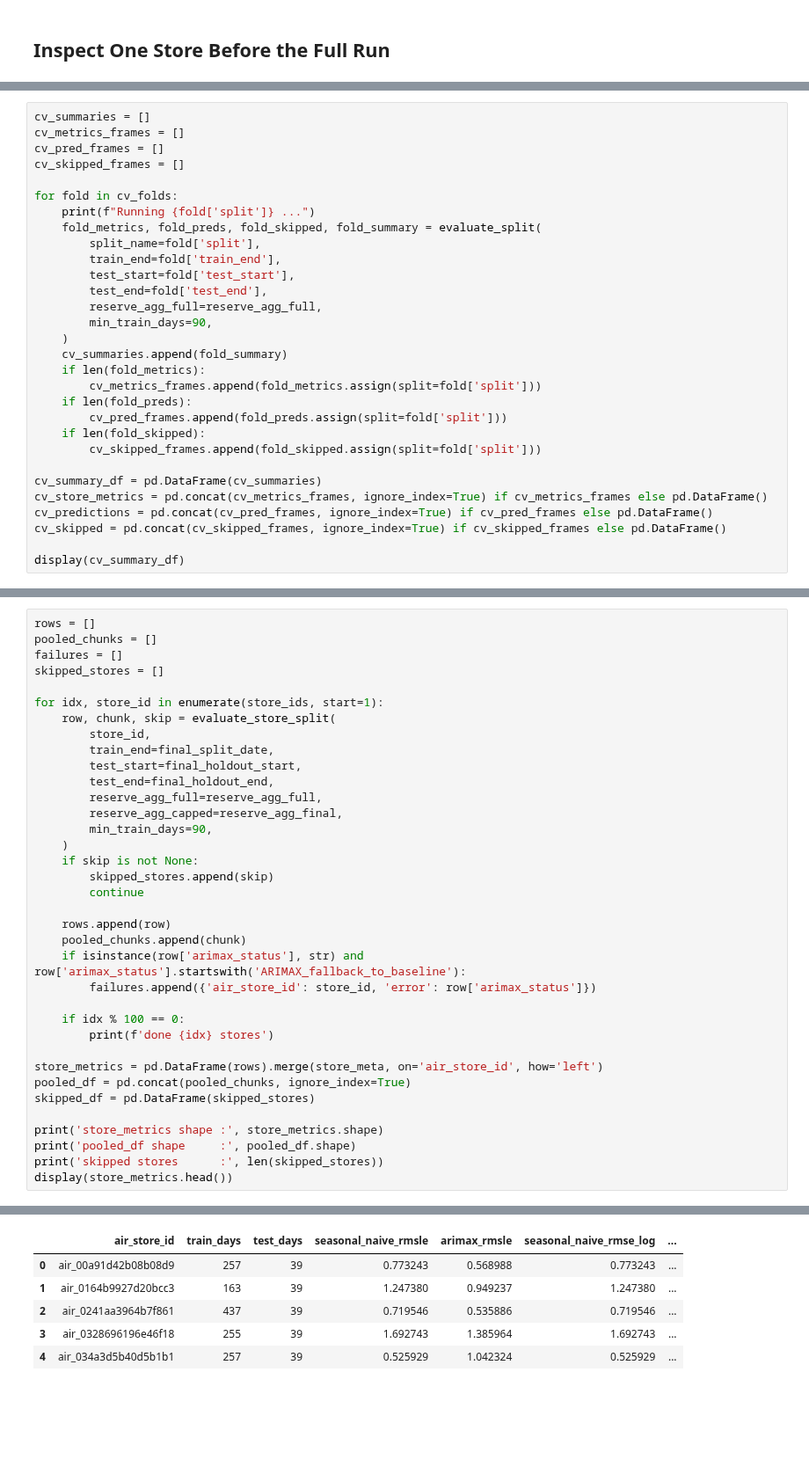
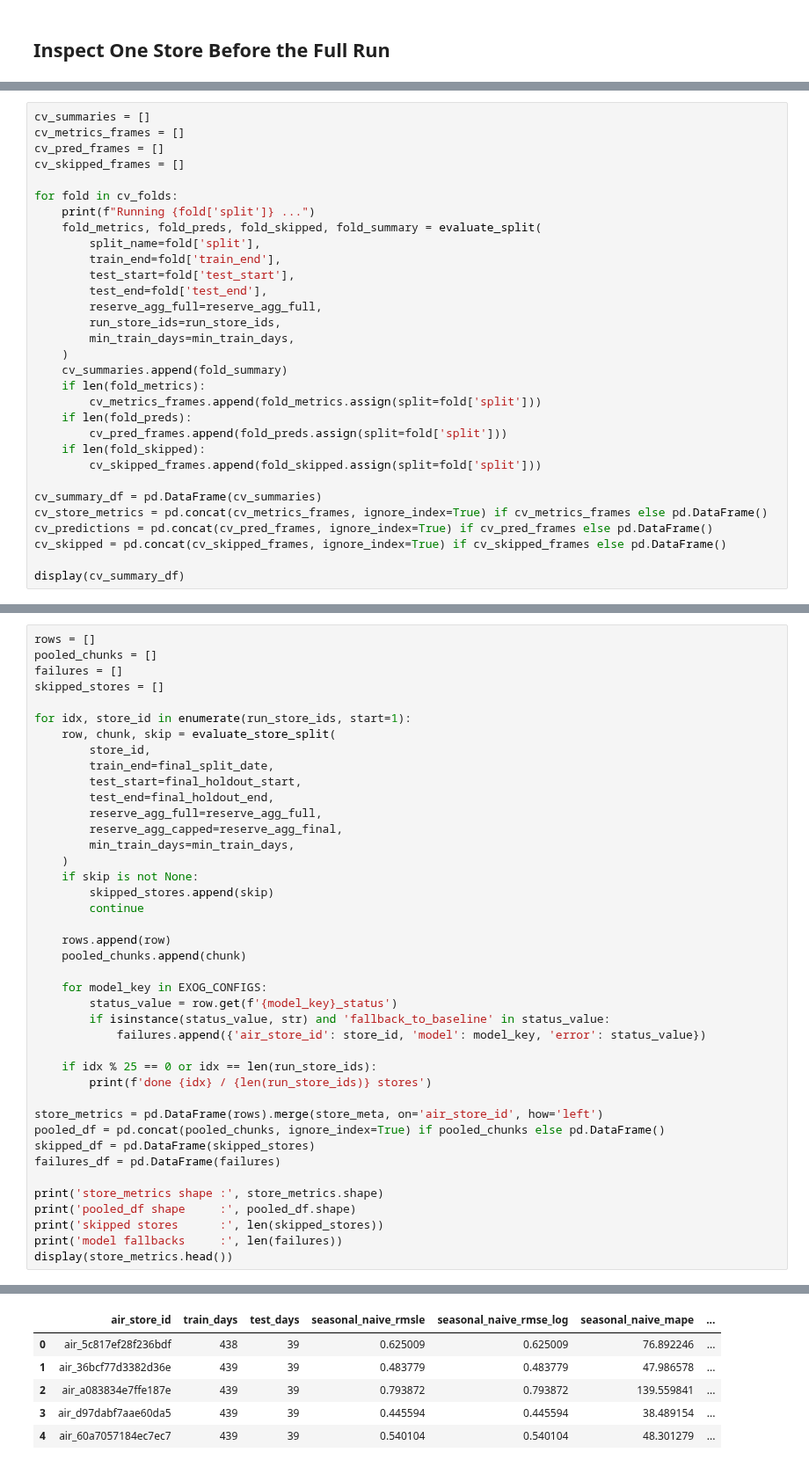
Before and after one commit to daokhanhlinh0523-dotcom/Store-Level-Time-Series-Forecasting-of-Restaurant-Visitors-Using-ARIMAX, a Jupyter notebook: notebooks/03_final_store_level_forecasting.ipynb, the cells around one changed output, grey strips where cells are left out. Shown at 88% size. Drawn from its saved outputs; the diff is of its cells as text; blank space fills up the shorter version.

```diff
--- a/notebooks/03_final_store_level_forecasting.ipynb
+++ b/notebooks/03_final_store_level_forecasting.ipynb
@@ -479,7 +625,8 @@ for fold in cv_folds:
         test_start=fold['test_start'],
         test_end=fold['test_end'],
         reserve_agg_full=reserve_agg_full,
-        min_train_days=90,
+        run_store_ids=run_store_ids,
+        min_train_days=min_train_days,
     )
     cv_summaries.append(fold_summary)
     if len(fold_metrics):
@@ -513,7 +666,7 @@ pooled_chunks = []
 failures = []
 skipped_stores = []
 
-for idx, store_id in enumerate(store_ids, start=1):
+for idx, store_id in enumerate(run_store_ids, start=1):
     row, chunk, skip = evaluate_store_split(
         store_id,
         train_end=final_split_date,
@@ -521,7 +674,7 @@ for idx, store_id in enumerate(store_ids, start=1):
         test_end=final_holdout_end,
         reserve_agg_full=reserve_agg_full,
         reserve_agg_capped=reserve_agg_final,
-        min_train_days=90,
+        min_train_days=min_train_days,
     )
     if skip is not None:
         skipped_stores.append(skip)
@@ -529,18 +682,23 @@ for idx, store_id in enumerate(store_ids, start=1):
 
     rows.append(row)
     pooled_chunks.append(chunk)
-    if isinstance(row['arimax_status'], str) and row['arimax_status'].startswith('ARIMAX_fallback_to_baseline'):
-        failures.append({'air_store_id': store_id, 'error': row['arimax_status']})
 
-    if idx % 100 == 0:
-        print(f'done {idx} stores')
+    for model_key in EXOG_CONFIGS:
+        status_value = row.get(f'{model_key}_status')
+        if isinstance(status_value, str) and 'fallback_to_baseline' in status_value:
+            failures.append({'air_store_id': store_id, 'model': model_key, 'error': status_value})
+
+    if idx % 25 == 0 or idx == len(run_store_ids):
+        print(f'done {idx} / {len(run_store_ids)} stores')
 
 store_metrics = pd.DataFrame(rows).merge(store_meta, on='air_store_id', how='left')
-pooled_df = pd.concat(pooled_chunks, ignore_index=True)
+pooled_df = pd.concat(pooled_chunks, ignore_index=True) if pooled_chunks else pd.DataFrame()
 skipped_df = pd.DataFrame(skipped_stores)
+failures_df = pd.DataFrame(failures)
 
 print('store_metrics shape :', store_metrics.shape)
 print('pooled_df shape     :', pooled_df.shape)
 print('skipped stores      :', len(skipped_stores))
+print('model fallbacks     :', len(failures))
 display(store_metrics.head())
 # %% [output]
@@ -558,7 +719,7 @@ skipped stores      : 2
-|  | air_store_id | train_days | test_days | seasonal_naive_rmsle | arimax_rmsle | seasonal_naive_rmse_log | ... |
-| 0 | air_00a91d42b08b08d9 | 257 | 39 | 0.773243 | 0.568988 | 0.773243 | ... |
-| 1 | air_0164b9927d20bcc3 | 163 | 39 | 1.247380 | 0.949237 | 1.247380 | ... |
-| 2 | air_0241aa3964b7f861 | 437 | 39 | 0.719546 | 0.535886 | 0.719546 | ... |
-| 3 | air_0328696196e46f18 | 255 | 39 | 1.692743 | 1.385964 | 1.692743 | ... |
-| 4 | air_034a3d5b40d5b1b1 | 257 | 39 | 0.525929 | 1.042324 | 0.525929 | ... |
+|  | air_store_id | train_days | test_days | seasonal_naive_rmsle | seasonal_naive_rmse_log | seasonal_naive_mape | ... |
+| 0 | air_5c817ef28f236bdf | 438 | 39 | 0.625009 | 0.625009 | 76.892246 | ... |
+| 1 | air_36bcf77d3382d36e | 439 | 39 | 0.483779 | 0.483779 | 47.986578 | ... |
+| 2 | air_a083834e7ffe187e | 439 | 39 | 0.793872 | 0.793872 | 139.559841 | ... |
+| 3 | air_d97dabf7aae60da5 | 439 | 39 | 0.445594 | 0.445594 | 38.489154 | ... |
+| 4 | air_60a7057184ec7ec7 | 439 | 39 | 0.540104 | 0.540104 | 48.301279 | ... |
 # %% [markdown]
```
Also changed, not shown: parts of 17 cells of this notebook, 42 other files.
